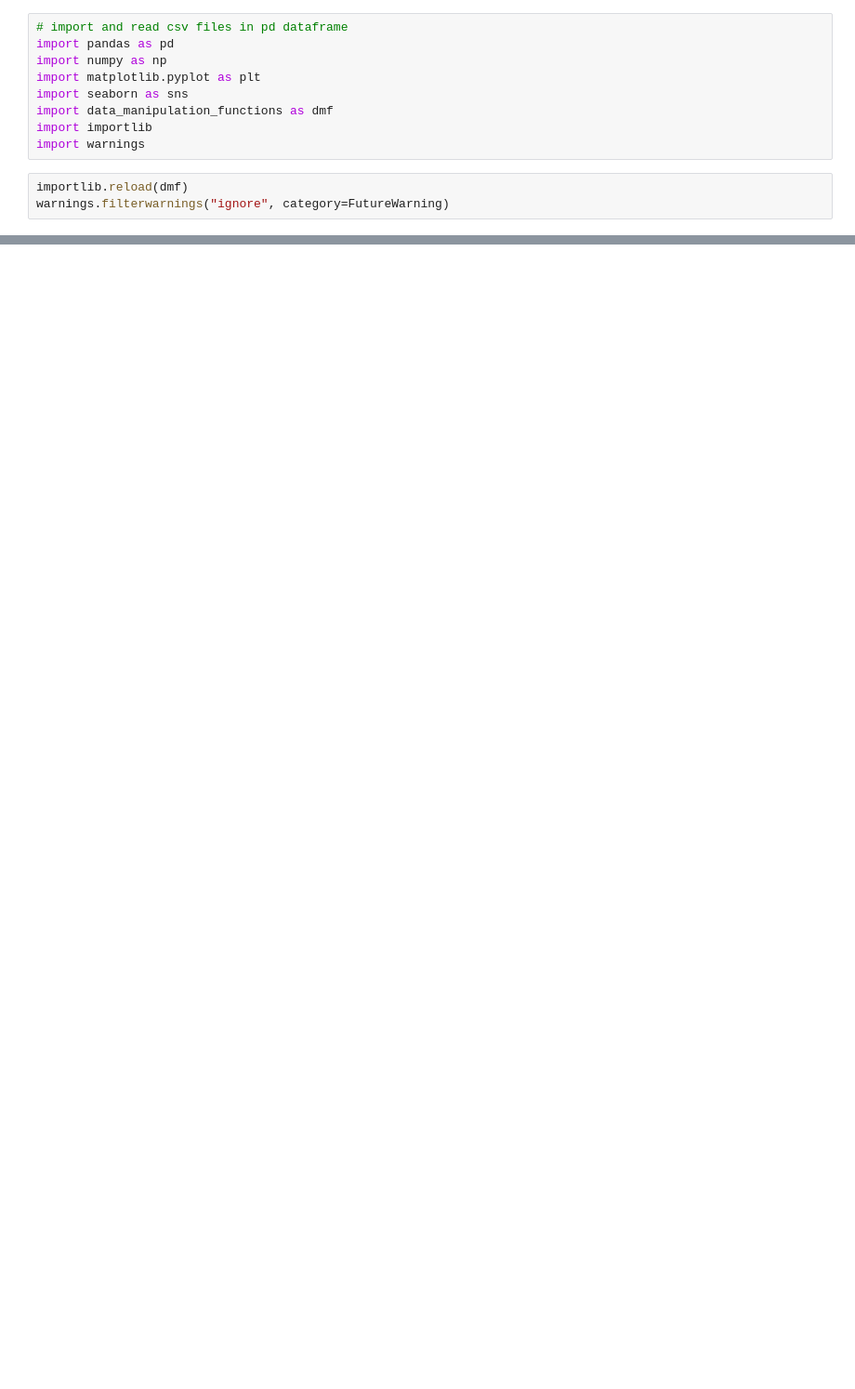
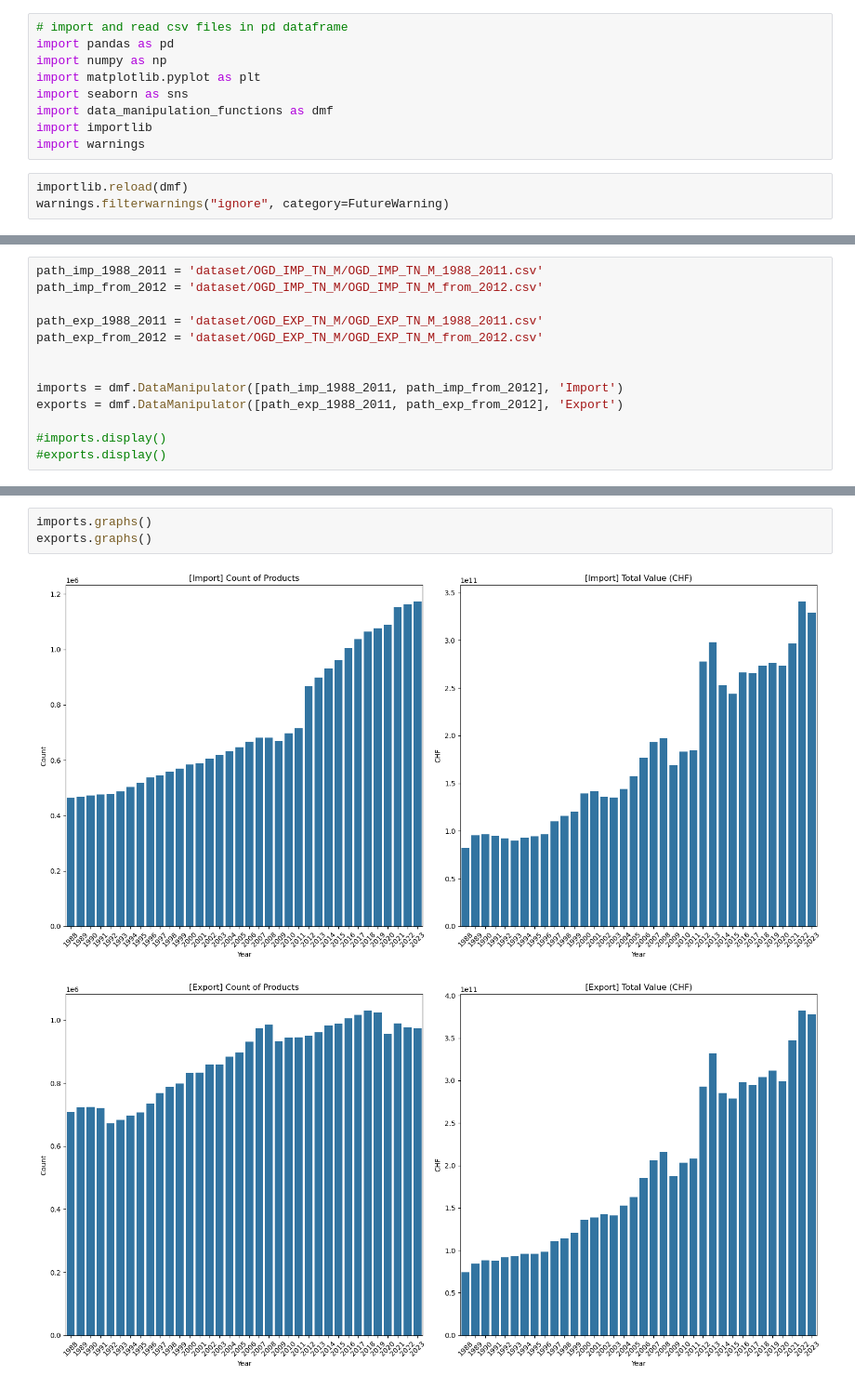
Before and after one commit to com-480-data-visualization/com-480-import-export, a Jupyter notebook: first_look.ipynb, the cells around one changed output, grey strips where cells are left out. Shown: that part at 93% size. Cells and saved outputs as stored; diff of their text form; blank space fills up the shorter version.

Commit message:
feat: update text for MS1 and adapt data loading for multiple files

```diff
--- a/first_look.ipynb
+++ b/first_look.ipynb
@@ -46,0 +13,13 @@ manipulator_imp_from_2012.first_graph()
+# %%
+path_imp_1988_2011 = 'dataset/OGD_IMP_TN_M/OGD_IMP_TN_M_1988_2011.csv'
+path_imp_from_2012 = 'dataset/OGD_IMP_TN_M/OGD_IMP_TN_M_from_2012.csv'
+
+path_exp_1988_2011 = 'dataset/OGD_EXP_TN_M/OGD_EXP_TN_M_1988_2011.csv'
+path_exp_from_2012 = 'dataset/OGD_EXP_TN_M/OGD_EXP_TN_M_from_2012.csv'
+
+
+imports = dmf.DataManipulator([path_imp_1988_2011, path_imp_from_2012], 'Import')
+exports = dmf.DataManipulator([path_exp_1988_2011, path_exp_from_2012], 'Export')
+
+#imports.display()
+#exports.display()
@@ -46,0 +41,6 @@ manipulator_imp_from_2012.first_graph()
+# %%
+imports.graphs()
+exports.graphs()
+# %% [output]
+[figure, added]
+[figure, added]
```
Also changed, not shown: parts of 6 cells of this notebook, 2 other files.
